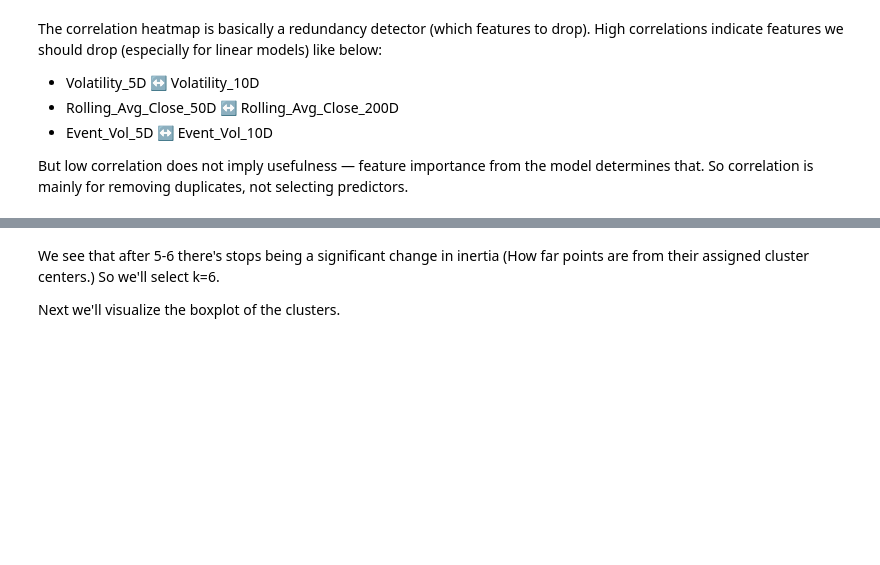
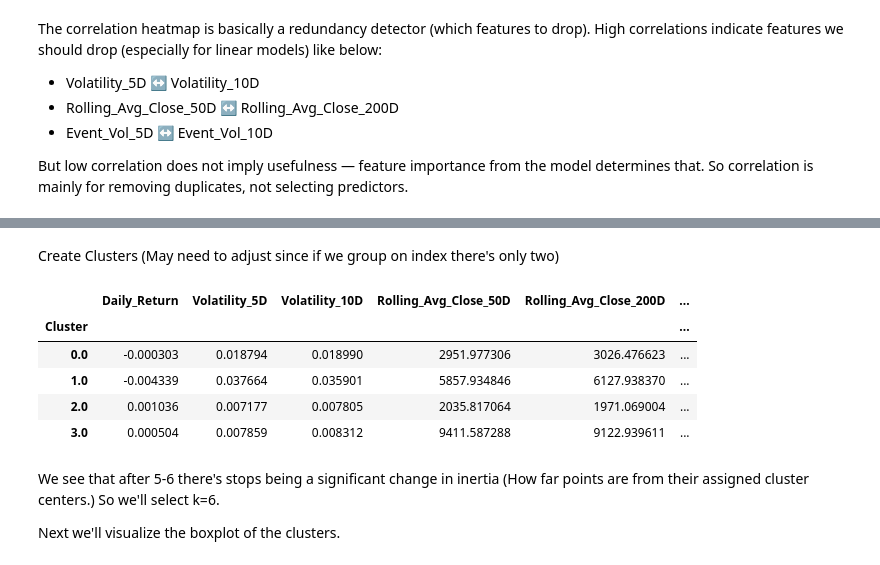
Before and after one commit to kiah-ucsd/DES200, a Jupyter notebook: FinalProject/Final Project_Fall2025.ipynb, the cells around one changed output, grey strips where cells are left out. Drawn from its saved outputs; the diff is of its cells as text; code cells hidden in the pictures; blank space fills up the shorter version.

```diff
--- a/FinalProject/Final Project_Fall2025.ipynb
+++ b/FinalProject/Final Project_Fall2025.ipynb
@@ -243,6 +371,8 @@ df_events['Event_Date'] = pd.to_datetime(
 df_events['Event_Date_str'] = df_events['Event_Date'].dt.strftime('%Y-%m-%d')
 # %% [markdown]
 Here we will also filter for US Index
+# %%
+US_index_data = df_data_combined[df_data_combined['Region']=="United States"]
 # %% [markdown]
 Since there are multiple events per date so a simple join on date wouldn't work well so we will take the following steps:
 1. Create an event map of about 10 event groups
@@ -423,4 +604,4 @@ Now that the dates are down to one row and encoded we'll join the event_df with
 # %%
 # Ensure both are datetime
-df_data_combined['Date'] = pd.to_datetime(df_data_combined['Date'])
+US_index_data['Date'] = pd.to_datetime(US_index_data['Date'])
 df_events_grouped['Event_Date'] = pd.to_datetime(df_events_grouped['Event_Date'])
@@ -429,5 +618,5 @@ df_data_combined.shape[0]
 # %%
-df_data_index = df_data_combined.merge(
+df_data_index = US_index_data.merge(
     df_events_grouped.drop(columns=['Event_Type_Mapped', 'Outcome', 'Impact']),
     how='left',
     left_on='Date',
@@ -698 +867,51 @@ cluster_profiles
+# %% [markdown]
+Create Clusters (May need to adjust since if we group on index there's only two)
+# %%
+# # filter only numeric features (dropping NaNs from rolling windows)
+# df_num = df_data_index[['Index'] + eng_features].dropna()
+
+# # compute mean values per Index
+# df_index_features = df_num.groupby("Index")[eng_features].mean().reset_index()
+
+# df_index_features
+
+
+# engineered features to aggregate
+eng_features = [
+    'Daily_Return', 'Volatility_5D', 'Volatility_10D',
+    'Rolling_Avg_Close_50D', 'Rolling_Avg_Close_200D',
+    'Volume_Change', 'Range', 'Intraday_Volatility'
+]
+
+# Replace infinities with NaN since this will interfere with clustring
+df_data_index.replace([np.inf, -np.inf], np.nan, inplace=True)
+
+# Step 1: isolate numeric features (dropna rows)
+df_num = df_data_index[eng_features].dropna()
+
+# Step 2: scale
+scaler = StandardScaler()
+X_scaled = scaler.fit_transform(df_num)
+
+# Step 3: cluster on clean rows
+kmeans = KMeans(n_clusters=4, random_state=42)
+labels = kmeans.fit_predict(X_scaled)
+
+# Step 4: create an empty cluster column
+df_data_index['Cluster'] = np.nan
+
+# Step 5: assign cluster labels BACK using the index of df_num
+df_data_index.loc[df_num.index, 'Cluster'] = labels
+
+
+# check profiles
+cluster_profiles = df_data_index.groupby("Cluster")[eng_features].mean()
+cluster_profiles
+# %% [output]
+|  | Daily_Return | Volatility_5D | Volatility_10D | Rolling_Avg_Close_50D | Rolling_Avg_Close_200D | ... |
+| Cluster |  |  |  |  |  | ... |
+| 0.0 | -0.000303 | 0.018794 | 0.018990 | 2951.977306 | 3026.476623 | ... |
+| 1.0 | -0.004339 | 0.037664 | 0.035901 | 5857.934846 | 6127.938370 | ... |
+| 2.0 | 0.001036 | 0.007177 | 0.007805 | 2035.817064 | 1971.069004 | ... |
+| 3.0 | 0.000504 | 0.007859 | 0.008312 | 9411.587288 | 9122.939611 | ... |
 # %%
```
Also changed, not shown: parts of 52 cells of this notebook.
